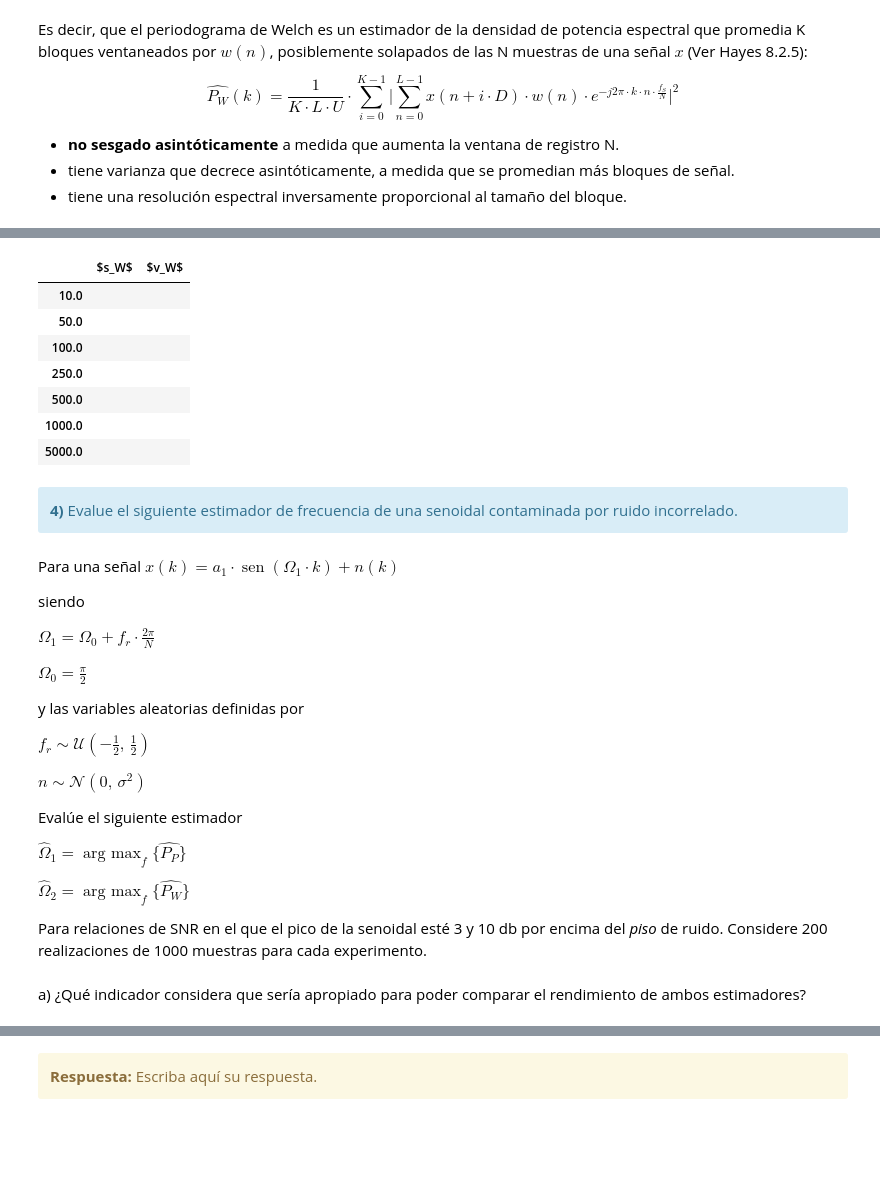
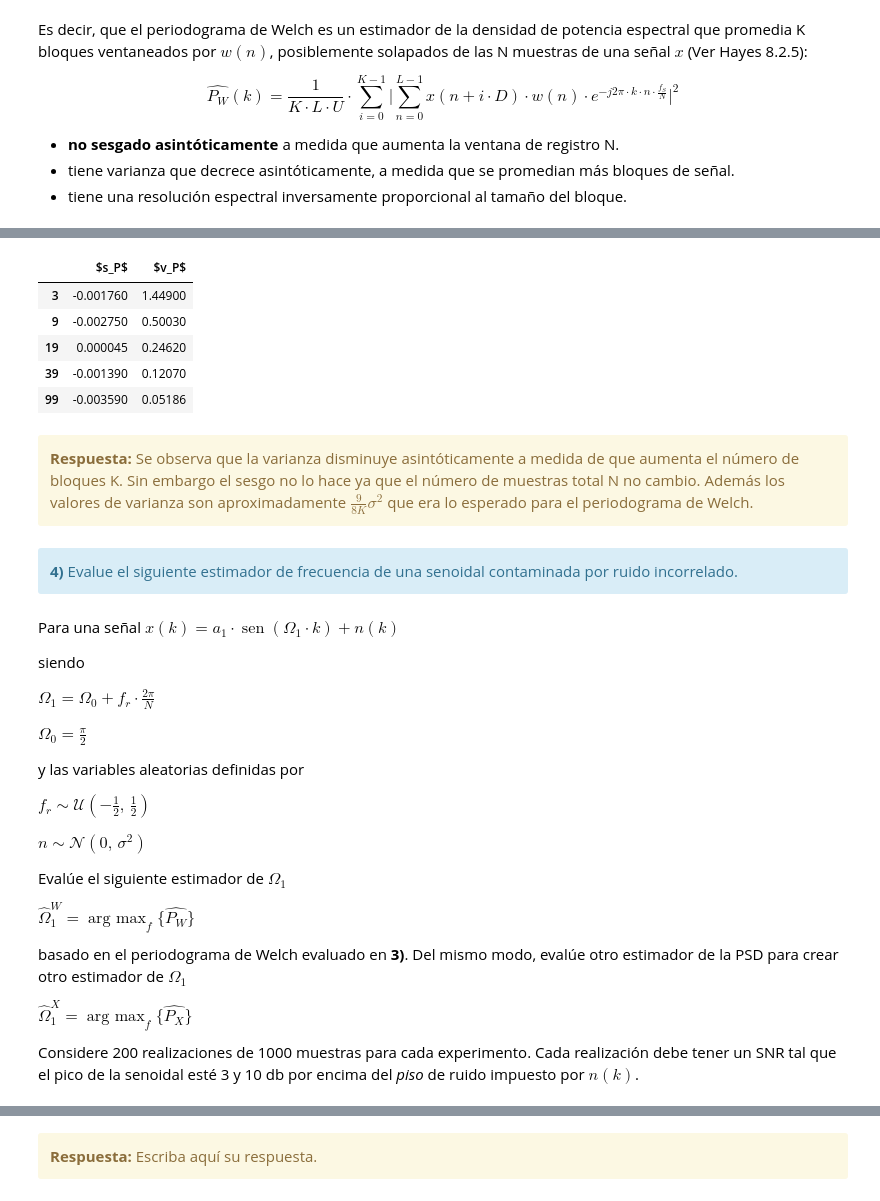
Before and after one commit to Sidorczuk/DSP, a Jupyter notebook: TP3-Estimacion-Espectral.ipynb, the cells around one changed output, grey strips where cells are left out. Drawn from its saved outputs; the diff is of its cells as text; code cells hidden in the pictures; blank space fills up the shorter version.

```diff
--- a/TP3-Estimacion-Espectral.ipynb
+++ b/TP3-Estimacion-Espectral.ipynb
@@ -56,12 +56,8 @@ for j in range(len(N)):
     PSDp = np.mean(PSDx,axis=0)
     PSDvar = np.var(PSDx,axis=0)
     varianza[j] = np.mean(PSDvar,axis=0)
-    var = 0
-    for i in range(N[j]):
-        var += PSDp[i]**2
-    var /= N[j]
-    sesgo[j] = sigma2-var**0.5
+    sesgo[j] = sigma2 - np.mean(PSDp)
 
-PrintArb(N,sesgo,'Número de muestras','sesgo','Variación del sesgo a medida que aumentan las muestras')
-PrintArb(N,varianza,'Número de muestras','varianza','Variación de la varianza a medida que aumentan las muestras')
+PrintArb(N,sesgo,'Número de muestras - N','sesgo','Periodograma')
+PrintArb(N,varianza,'Número de muestras - N','varianza','Periodograma')
 # %% [output]
@@ -159,30 +221,25 @@ N = np.array([10, 50, 100, 250, 500, 1000, 5000], dtype=np.float)
 # %%
-
-#######################################
-# Tu simulación que genere resultados #
-#######################################
-
 tus_resultados = [
-                   ['', ''], # <-- acá debería haber numeritos :)
-                   ['', ''], # <-- acá debería haber numeritos :)
-                   ['', ''], # <-- acá debería haber numeritos :)
-                   ['', ''], # <-- acá debería haber numeritos :)
-                   ['', ''], # <-- acá debería haber numeritos :)
-                   ['', ''], # <-- acá debería haber numeritos :)
-                   ['', ''], # <-- acá debería haber numeritos :)
+                   [round_sig(sesgo[0],3), round_sig(varianza[0],4)], # <-- acá debería haber numeritos :)
+                   [round_sig(sesgo[1],3), round_sig(varianza[1],4)], # <-- acá debería haber numeritos :)
+                   [round_sig(sesgo[2],3), round_sig(varianza[2],4)], # <-- acá debería haber numeritos :)
+                   [round_sig(sesgo[3],3), round_sig(varianza[3],4)], # <-- acá debería haber numeritos :)
+                   [round_sig(sesgo[4],3), round_sig(varianza[4],4)], # <-- acá debería haber numeritos :)
                  ]
-df = DataFrame(tus_resultados, columns=['$s_W$', '$v_W$'],
-               index=N)
+df = DataFrame(tus_resultados, columns=['$s_P$', '$v_P$'],
+               index=K)
 HTML(df.to_html())
 # %% [output]
-|  | $s_W$ | $v_W$ |
-| 10.0 |  |  |
-| 50.0 |  |  |
-| 100.0 |  |  |
-| 250.0 |  |  |
-| 500.0 |  |  |
-| 1000.0 |  |  |
-| 5000.0 |  |  |
+|  | $s_P$ | $v_P$ |
+| 3 | -0.001760 | 1.44900 |
+| 9 | -0.002750 | 0.50030 |
+| 19 | 0.000045 | 0.24620 |
+| 39 | -0.001390 | 0.12070 |
+| 99 | -0.003590 | 0.05186 |
+# %% [markdown]
+<div class="alert alert-block alert-warning">
+<b>Respuesta:</b> Se observa que la varianza disminuye asintóticamente a medida de que aumenta el número de bloques K. Sin embargo el sesgo no lo hace ya que el número de muestras total N no cambio. Además los valores de varianza son aproximadamente $\frac{9}{8K}\sigma^2$ que era lo esperado para el periodograma de Welch.
+</div>
 # %% [markdown]
 <div class="alert alert-block alert-info">
 <b>4)</b> Evalue el siguiente estimador de frecuencia de una senoidal contaminada por ruido incorrelado.
@@ -203,10 +260,12 @@ y las variables aleatorias definidas por
 
   $n \sim \mathcal{N}(0, \, \sigma ^2) $
 
-Evalúe el siguiente estimador
+Evalúe el siguiente estimador de $\Omega_1$
 
-  $\hat{\Omega}_1 = \mathop{arg\ max}_f \{ \hat{P_P} \} $
+  $\hat{\Omega}_1^W = \mathop{arg\ max}_f \{ \hat{P_W} \} $
 
-  $\hat{\Omega}_2 = \mathop{arg\ max}_f \{ \hat{P_W} \} $
+basado en el periodograma de Welch evaluado en **3)**. Del mismo modo, evalúe otro estimador de la PSD para crear otro estimador de $\Omega_1$
 
-Para relaciones de SNR en el que el pico de la senoidal esté 3 y 10 db por encima del *piso* de ruido. Considere 200 realizaciones de 1000 muestras para cada experimento.
+  $\hat{\Omega}_1^X = \mathop{arg\ max}_f \{ \hat{P_X} \} $
+
+Considere 200 realizaciones de 1000 muestras para cada experimento. Cada realización debe tener un SNR tal que el pico de la senoidal esté 3 y 10 db por encima del *piso* de ruido impuesto por $n(k)$.
@@ -226,2 +271,0 @@ N = 1000 # Muestras
-# %% [markdown]
-   a) ¿Qué indicador considera que sería apropiado para poder comparar el rendimiento de ambos estimadores?
```
Also changed, not shown: parts of 16 cells of this notebook, 1 other file.
